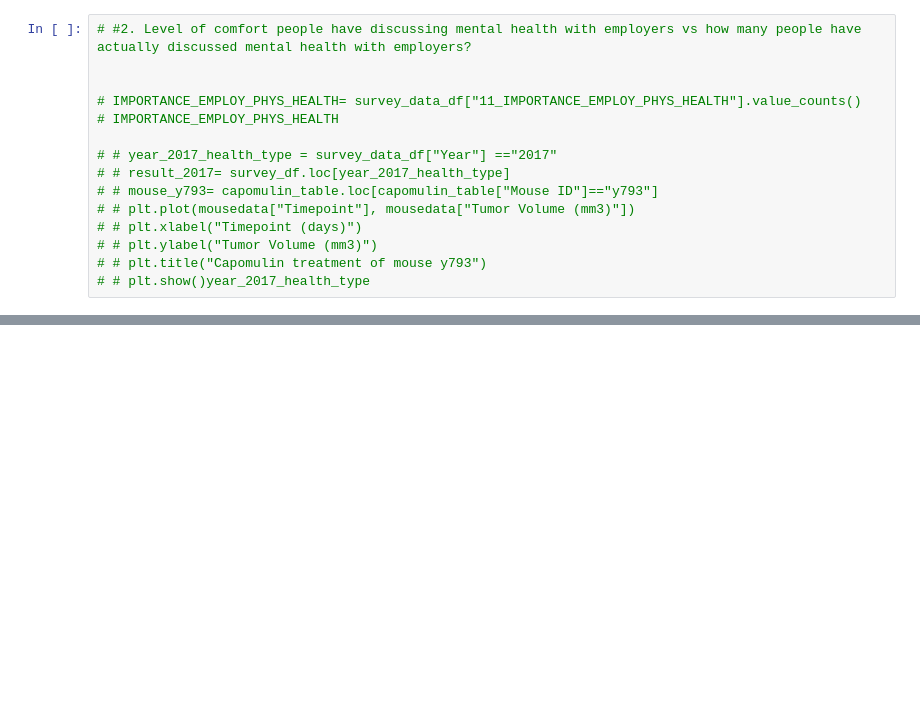
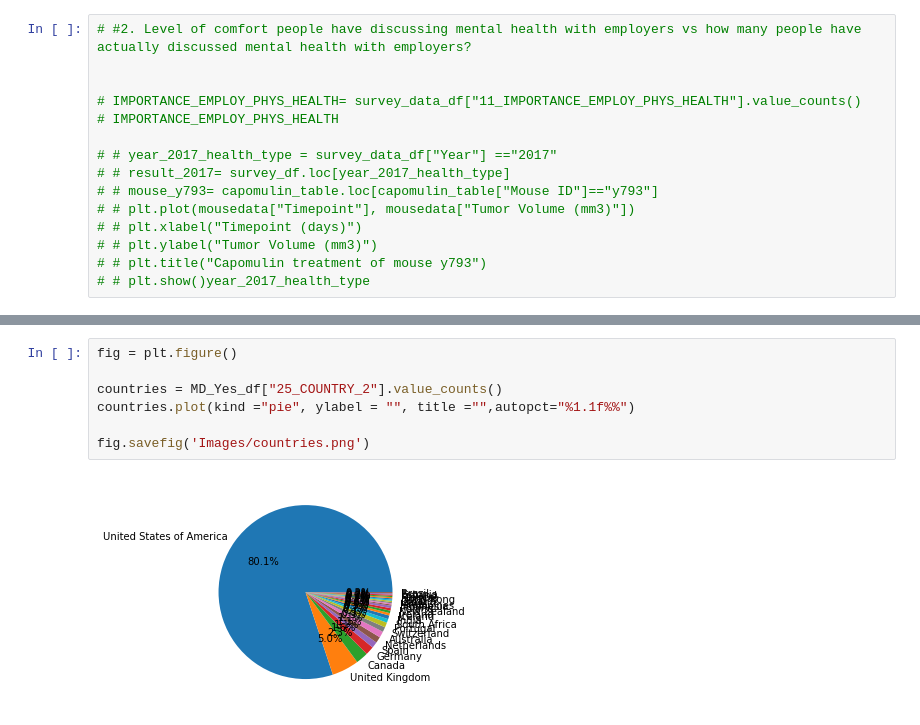
Before and after one commit to bennetyousuf/ProjectOne-MentalHealthinTech, a Jupyter notebook: Working_Notebooks/Mental Health in Tech Data Cleanup_NC.ipynb, the cells around one changed output, grey strips where cells are left out. Cells and saved outputs as stored; diff of their text form; blank space fills up the shorter version.

Commit message:
country analysis

```diff
--- a/Working_Notebooks/Mental Health in Tech Data Cleanup_NC.ipynb
+++ b/Working_Notebooks/Mental Health in Tech Data Cleanup_NC.ipynb
@@ -479,0 +506,9 @@ fig.savefig('Images/Q19valuecount.png')
+# %%
+fig = plt.figure()
+
+countries = MD_Yes_df["25_COUNTRY_2"].value_counts()
+countries.plot(kind ="pie", ylabel = "", title ="",autopct="%1.1f%%")
+
+fig.savefig('Images/countries.png')
+# %% [output]
+[figure, added]
```
Also changed, not shown: parts of 7 cells of this notebook, 2 other files.
